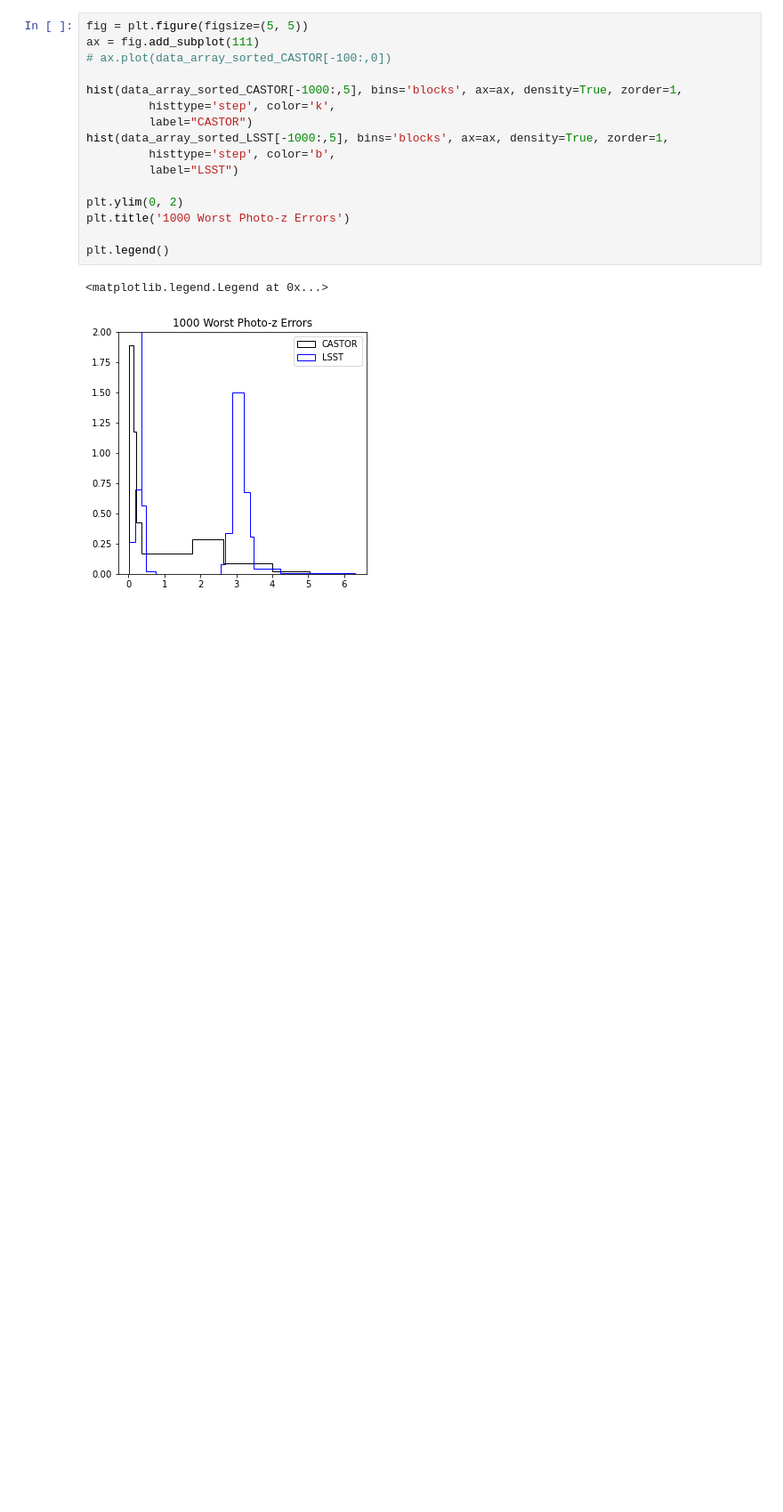
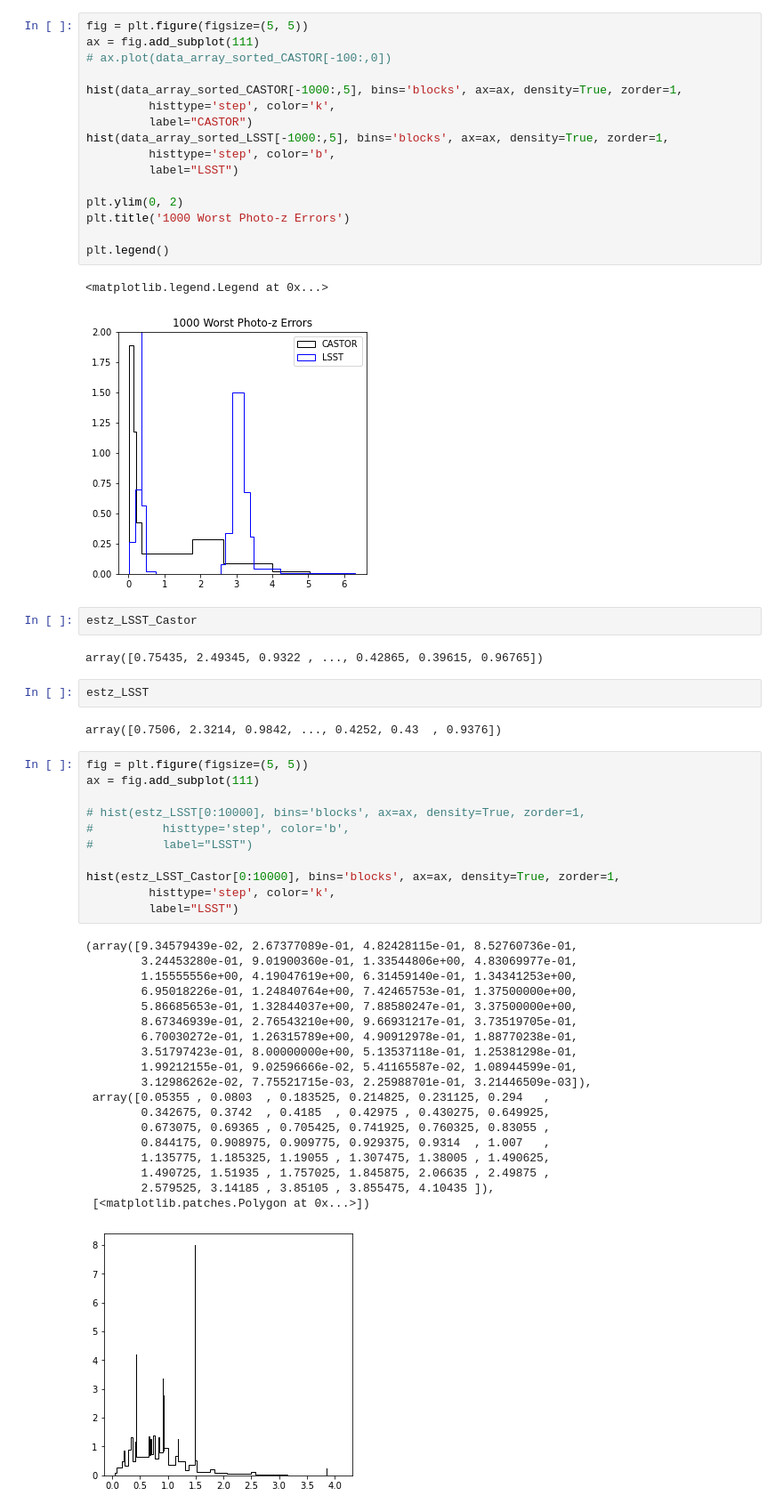
Before and after one commit to aimalz/CASTORpz, a Jupyter notebook: Photo-z_exploration.ipynb, the cells around one changed output. Shown at 89% size. Saved outputs shown, nothing was run; the diff lists cells and outputs as text; blank space fills up the shorter version.

```diff
--- a/Photo-z_exploration.ipynb
+++ b/Photo-z_exploration.ipynb
@@ -707,3 +707,42 @@ plt.legend()
 # %% [output]
 <matplotlib.legend.Legend at 0x...>
 [figure]
+# %%
+estz_LSST_Castor
+# %% [output]
+array([0.75435, 2.49345, 0.9322 , ..., 0.42865, 0.39615, 0.96765])
+# %%
+estz_LSST
+# %% [output]
+array([0.7506, 2.3214, 0.9842, ..., 0.4252, 0.43  , 0.9376])
+# %%
+fig = plt.figure(figsize=(5, 5))
+ax = fig.add_subplot(111)
+
+# hist(estz_LSST[0:10000], bins='blocks', ax=ax, density=True, zorder=1,
+#          histtype='step', color='b',
+#          label="LSST")
+
+hist(estz_LSST_Castor[0:10000], bins='blocks', ax=ax, density=True, zorder=1,
+         histtype='step', color='k',
+         label="LSST")
+# %% [output]
+(array([9.34579439e-02, 2.67377089e-01, 4.82428115e-01, 8.52760736e-01,
+        3.24453280e-01, 9.01900360e-01, 1.33544806e+00, 4.83069977e-01,
+        1.15555556e+00, 4.19047619e+00, 6.31459140e-01, 1.34341253e+00,
+        6.95018226e-01, 1.24840764e+00, 7.42465753e-01, 1.37500000e+00,
+        5.86685653e-01, 1.32844037e+00, 7.88580247e-01, 3.37500000e+00,
+        8.67346939e-01, 2.76543210e+00, 9.66931217e-01, 3.73519705e-01,
+        6.70030272e-01, 1.26315789e+00, 4.90912978e-01, 1.88770238e-01,
+        3.51797423e-01, 8.00000000e+00, 5.13537118e-01, 1.25381298e-01,
+        1.99212155e-01, 9.02596666e-02, 5.41165587e-02, 1.08944599e-01,
+        3.12986262e-02, 7.75521715e-03, 2.25988701e-01, 3.21446509e-03]),
+ array([0.05355 , 0.0803  , 0.183525, 0.214825, 0.231125, 0.294   ,
+        0.342675, 0.3742  , 0.4185  , 0.42975 , 0.430275, 0.649925,
+        0.673075, 0.69365 , 0.705425, 0.741925, 0.760325, 0.83055 ,
+        0.844175, 0.908975, 0.909775, 0.929375, 0.9314  , 1.007   ,
+        1.135775, 1.185325, 1.19055 , 1.307475, 1.38005 , 1.490625,
+        1.490725, 1.51935 , 1.757025, 1.845875, 2.06635 , 2.49875 ,
+        2.579525, 3.14185 , 3.85105 , 3.855475, 4.10435 ]),
+ [<matplotlib.patches.Polygon at 0x...>])
+[figure, added]
```
Also changed, not shown: parts of 54 cells of this notebook.
